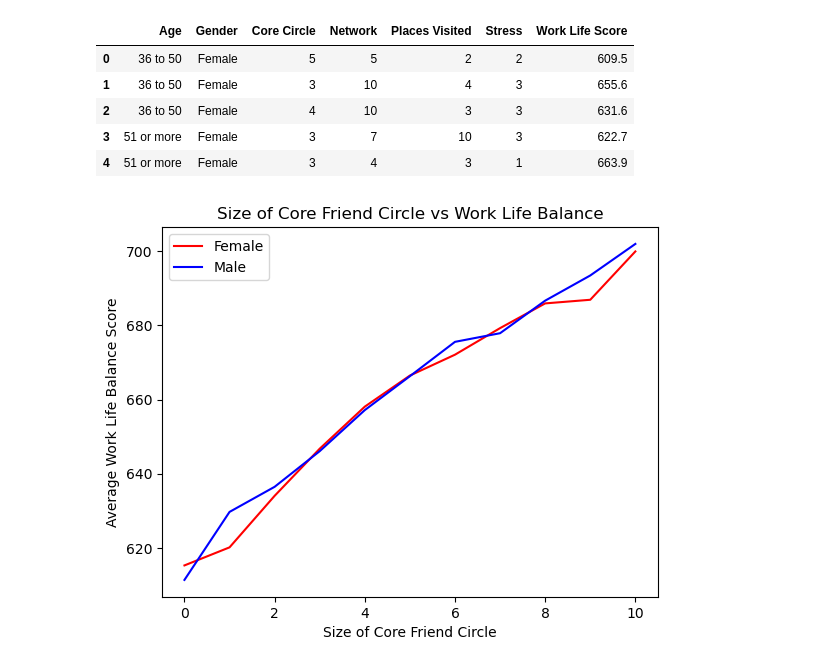
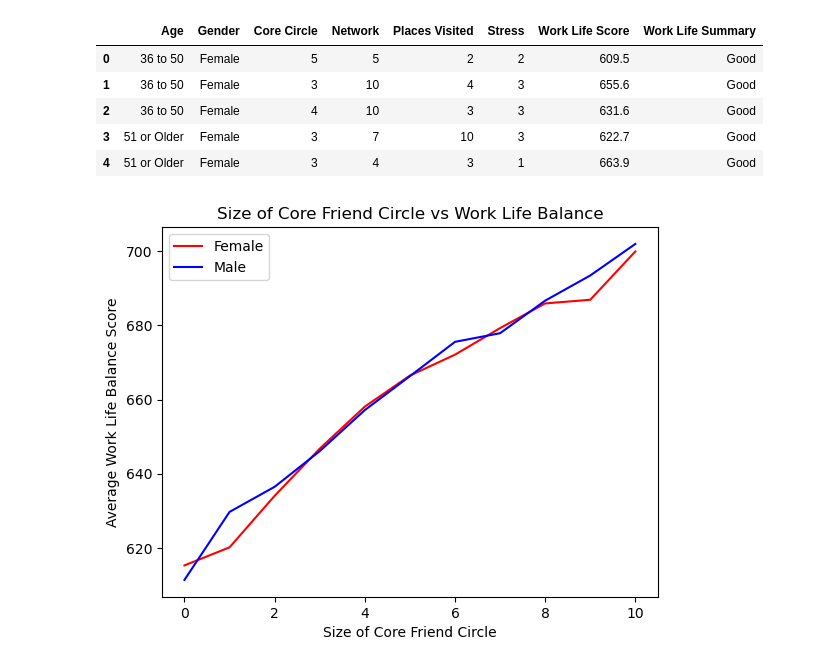
Before and after one commit to jenna-mk/Project_1, a Jupyter notebook: main_peter.ipynb, the cells around one changed output. Drawn from its saved outputs; the diff is of its cells as text; code cells hidden in the pictures.

```diff
--- a/main_peter.ipynb
+++ b/main_peter.ipynb
@@ -23,43 +13,50 @@ wellness_data_df.head()
 # %%
-# Build DataFrame with values related to social network
-
+# Build DataFrame with values related to social networking
 stress = wellness_data_df["DAILY_STRESS"]
 core_friends = wellness_data_df["CORE_CIRCLE"]
 interactions = wellness_data_df["SOCIAL_NETWORK"]
 places = wellness_data_df["PLACES_VISITED"]
 work_life_score = wellness_data_df["WORK_LIFE_BALANCE_SCORE"]
 age_range = wellness_data_df["AGE"]
 gender = wellness_data_df["GENDER"]
 
 networking_df = pd.DataFrame({"Age": age_range,
                               "Gender": gender,
                               "Core Circle": core_friends,
                               "Network": interactions,
                               "Places Visited": places,
                               "Stress": stress,
                               "Work Life Score": work_life_score})
 
-
-
-# Convert Stress column to integer
-
+# Convert Stress column to integer after dropping the error value
 networking_df = networking_df.loc[(networking_df["Stress"] == "0") |
                                   (networking_df["Stress"] == "1") |
                                   (networking_df["Stress"] == "2") |
                                   (networking_df["Stress"] == "3") |
                                   (networking_df["Stress"] == "4") |
                                   (networking_df["Stress"] == "5")]
 
 networking_df["Stress"] = networking_df["Stress"].astype(int)
+
+# Rename age values for plotting purposes
+networking_df = networking_df.replace("Less than 20", "20 or Younger")
+networking_df = networking_df.replace("51 or more", "51 or Older")
+
+# Create bins for Work Life Balance Scores
+bins = [0, 550, 680, 900]
+group_names = ["Poor", "Good", "Excellent"]
+networking_df["Work Life Summary"] = pd.cut(networking_df["Work Life Score"], bins, labels=group_names, include_lowest=True)
+
+# Create separate dataframes for male and female respondents
 networking_male_df = networking_df.loc[networking_df["Gender"] == "Male"]
 networking_female_df = networking_df.loc[networking_df["Gender"] == "Female"]
 networking_df.head()
 # %% [output]
-|  | Age | Gender | Core Circle | Network | Places Visited | Stress | Work Life Score |
-| 0 | 36 to 50 | Female | 5 | 5 | 2 | 2 | 609.5 |
-| 1 | 36 to 50 | Female | 3 | 10 | 4 | 3 | 655.6 |
-| 2 | 36 to 50 | Female | 4 | 10 | 3 | 3 | 631.6 |
-| 3 | 51 or more | Female | 3 | 7 | 10 | 3 | 622.7 |
-| 4 | 51 or more | Female | 3 | 4 | 3 | 1 | 663.9 |
+|  | Age | Gender | Core Circle | Network | Places Visited | Stress | Work Life Score | Work Life Summary |
+| 0 | 36 to 50 | Female | 5 | 5 | 2 | 2 | 609.5 | Good |
+| 1 | 36 to 50 | Female | 3 | 10 | 4 | 3 | 655.6 | Good |
+| 2 | 36 to 50 | Female | 4 | 10 | 3 | 3 | 631.6 | Good |
+| 3 | 51 or Older | Female | 3 | 7 | 10 | 3 | 622.7 | Good |
+| 4 | 51 or Older | Female | 3 | 4 | 3 | 1 | 663.9 | Good |
 # %%
 # Plot Core Friends vs Work Life Score
```
Also changed, not shown: parts of 22 cells of this notebook.
